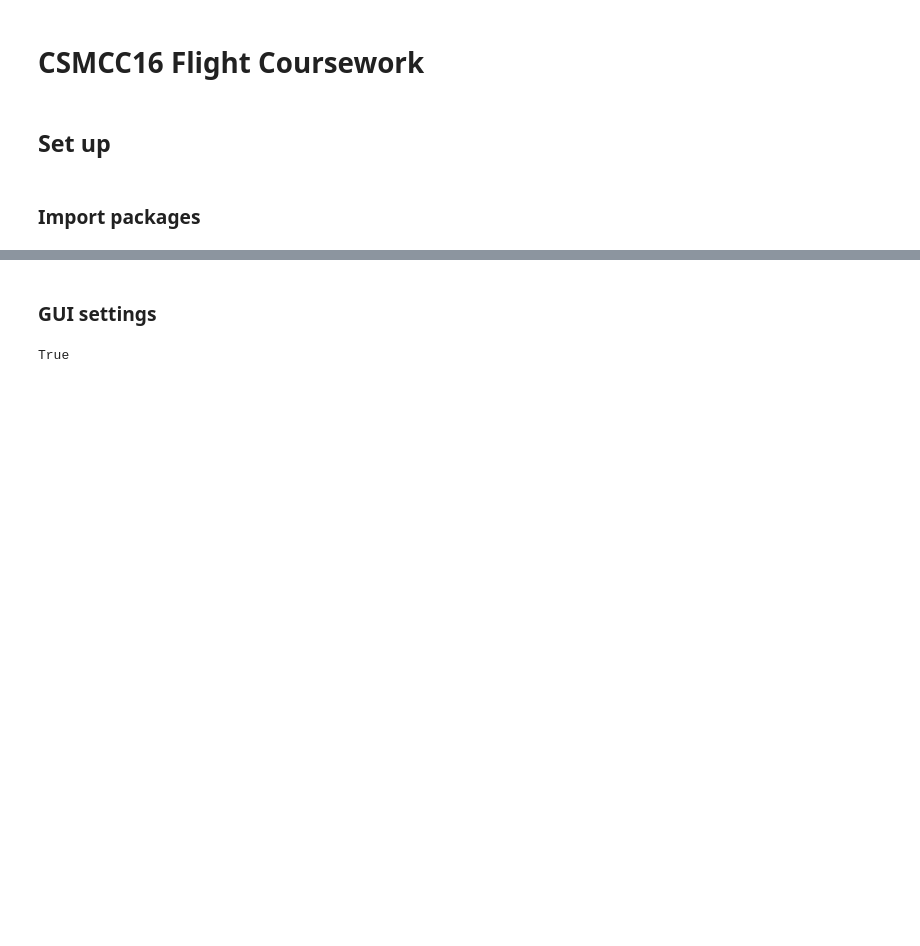
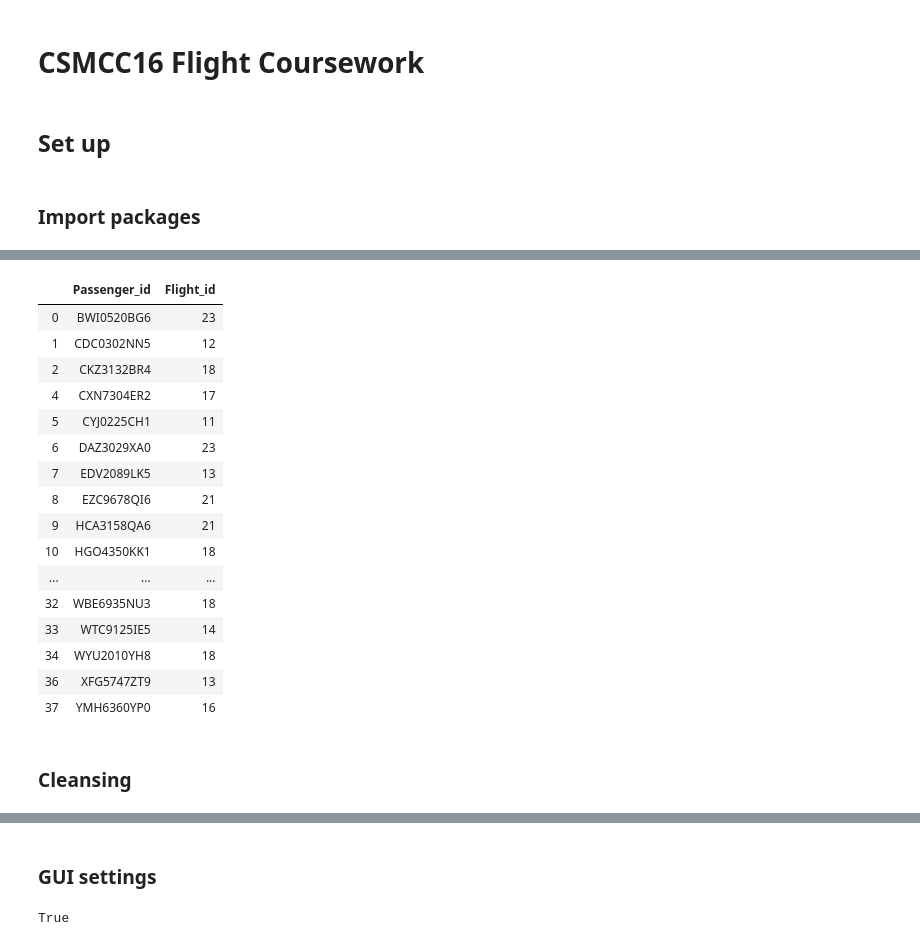
Before and after one commit to bloomfield-analysis/jk800839, a Jupyter notebook: CSMCC16 Flight Assignment JK800839.ipynb, the cells around one changed output, grey strips where cells are left out. Drawn from its saved outputs; the diff is of its cells as text; code cells hidden in the pictures; blank space fills up the shorter version.

```diff
--- a/CSMCC16 Flight Assignment JK800839.ipynb
+++ b/CSMCC16 Flight Assignment JK800839.ipynb
@@ -30,3 +98,26 @@ def break_route(df):
+# %%
+freq_fliers = remove_if_1(freq_fliers,'Flight_id')
+freq_fliers
+# %% [output]
+|  | Passenger_id | Flight_id |
+| 0 | BWI0520BG6 | 23 |
+| 1 | CDC0302NN5 | 12 |
+| 2 | CKZ3132BR4 | 18 |
+| 4 | CXN7304ER2 | 17 |
+| 5 | CYJ0225CH1 | 11 |
+| 6 | DAZ3029XA0 | 23 |
+| 7 | EDV2089LK5 | 13 |
+| 8 | EZC9678QI6 | 21 |
+| 9 | HCA3158QA6 | 21 |
+| 10 | HGO4350KK1 | 18 |
+| ... | ... | ... |
+| 32 | WBE6935NU3 | 18 |
+| 33 | WTC9125IE5 | 14 |
+| 34 | WYU2010YH8 | 18 |
+| 36 | XFG5747ZT9 | 13 |
+| 37 | YMH6360YP0 | 16 |
+# %% [markdown]
+### Cleansing
 # %%
 # Remove any rows that do not fit good_format
 def remove_bad_format(df,column,good_format):
```
Also changed, not shown: parts of 75 cells of this notebook.
